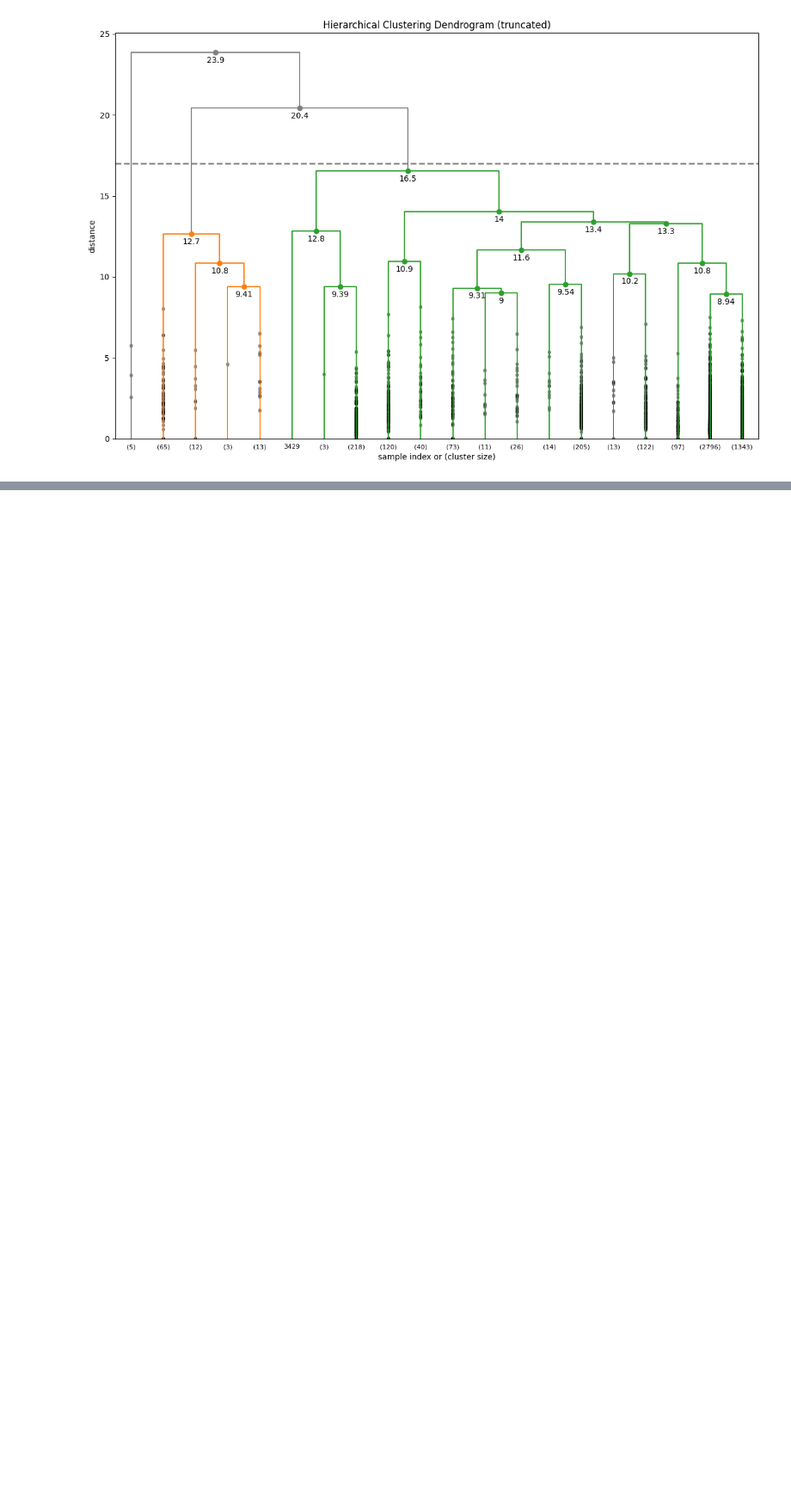
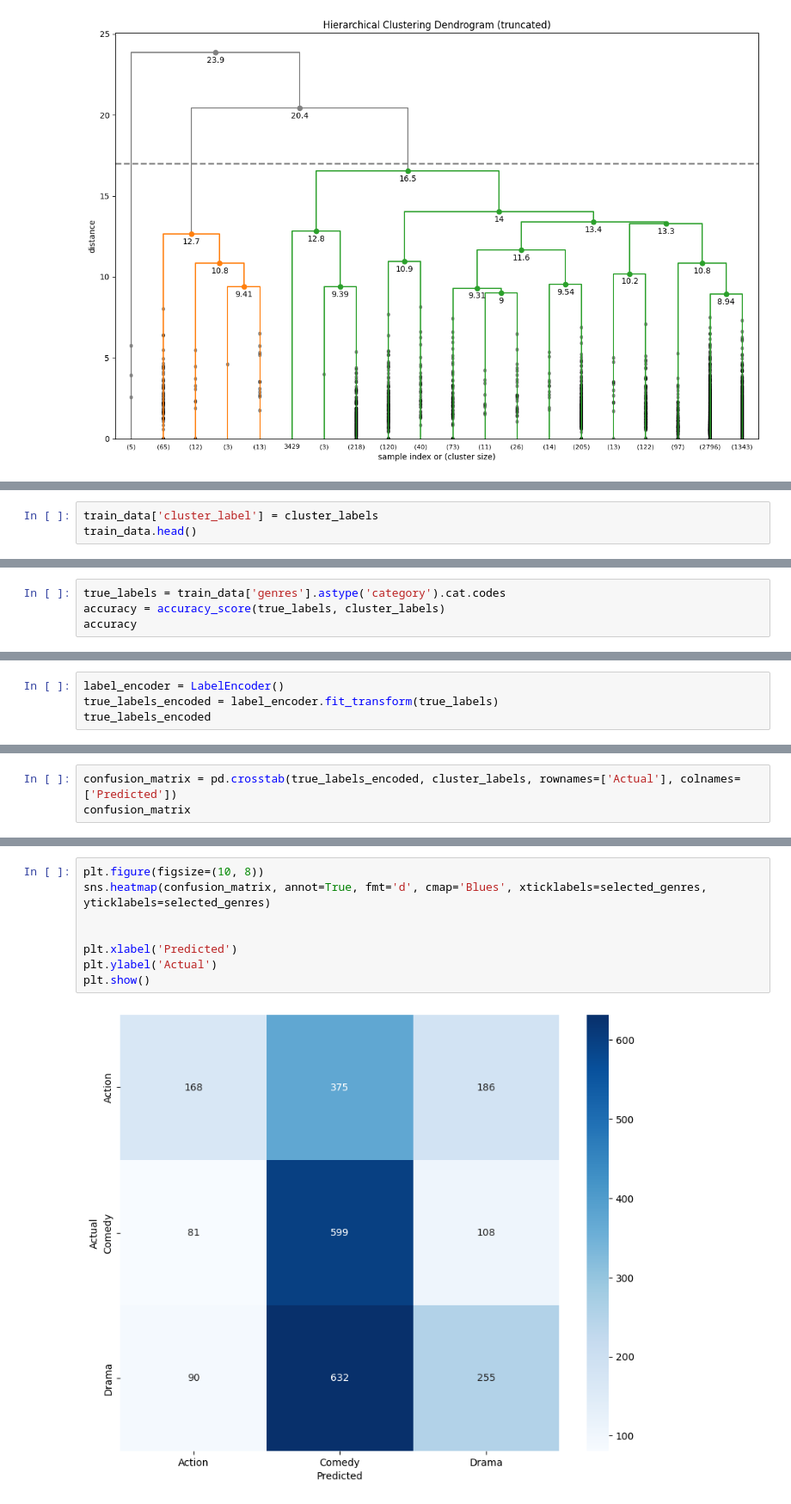
Before and after one commit to lvvittor/ml, a Jupyter notebook: tps/tp4/notebooks/hc.ipynb, the cells around one changed output, grey strips where cells are left out. Shown at 86% size. Cells and saved outputs as stored; diff of their text form; blank space fills up the shorter version.

```diff
--- a/tps/tp4/notebooks/hc.ipynb
+++ b/tps/tp4/notebooks/hc.ipynb
@@ -293,0 +403,3 @@ plt.show()
+# %%
+train_data['cluster_label'] = cluster_labels
+train_data.head()
@@ -293,0 +418,4 @@ plt.show()
+# %%
+true_labels = train_data['genres'].astype('category').cat.codes
+accuracy = accuracy_score(true_labels, cluster_labels)
+accuracy
@@ -293,0 +424,4 @@ plt.show()
+# %%
+label_encoder = LabelEncoder()
+true_labels_encoded = label_encoder.fit_transform(true_labels)
+true_labels_encoded
@@ -293,0 +430,3 @@ plt.show()
+# %%
+confusion_matrix = pd.crosstab(true_labels_encoded, cluster_labels, rownames=['Actual'], colnames=['Predicted'])
+confusion_matrix
@@ -293,0 +439,10 @@ plt.show()
+# %%
+plt.figure(figsize=(10, 8))
+sns.heatmap(confusion_matrix, annot=True, fmt='d', cmap='Blues', xticklabels=selected_genres, yticklabels=selected_genres)
+
+
+plt.xlabel('Predicted')
+plt.ylabel('Actual')
+plt.show()
+# %% [output]
+[figure, added]
```
Also changed, not shown: parts of 17 cells of this notebook, 1 other file.
